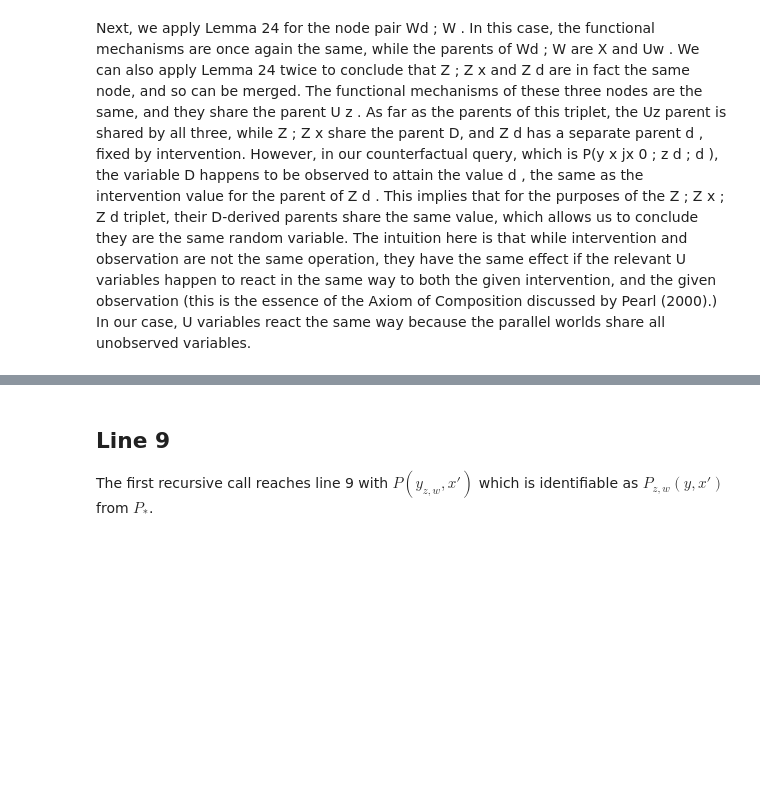
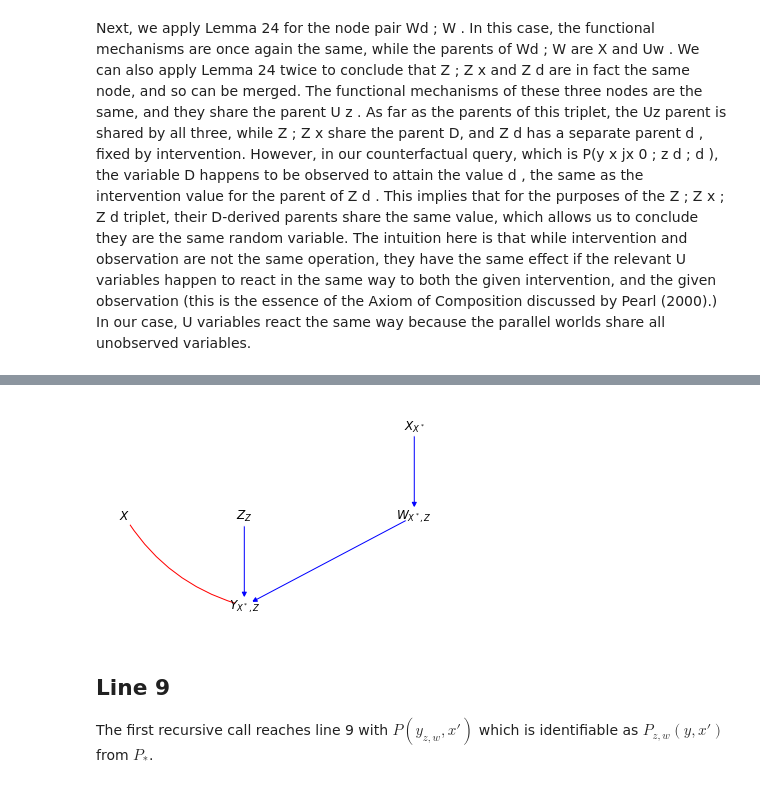
Before and after one commit to y0-causal-inference/y0, a Jupyter notebook: notebooks/CounterfactualIdentification.ipynb, the cells around one changed output, grey strips where cells are left out. Cells and saved outputs as stored; diff of their text form; code cells hidden in the pictures; blank space fills up the shorter version.

```diff
--- a/notebooks/CounterfactualIdentification.ipynb
+++ b/notebooks/CounterfactualIdentification.ipynb
@@ -417,3 +228,7 @@ We illustrate the operation of these algorithms by considering the identificaito
+# %%
+figure_9d.graph.draw()
+# %% [output]
+[figure, added]
 # %% [markdown]
 ## Line 9
 
```
Also changed, not shown: parts of 46 cells of this notebook, 2 other files.
